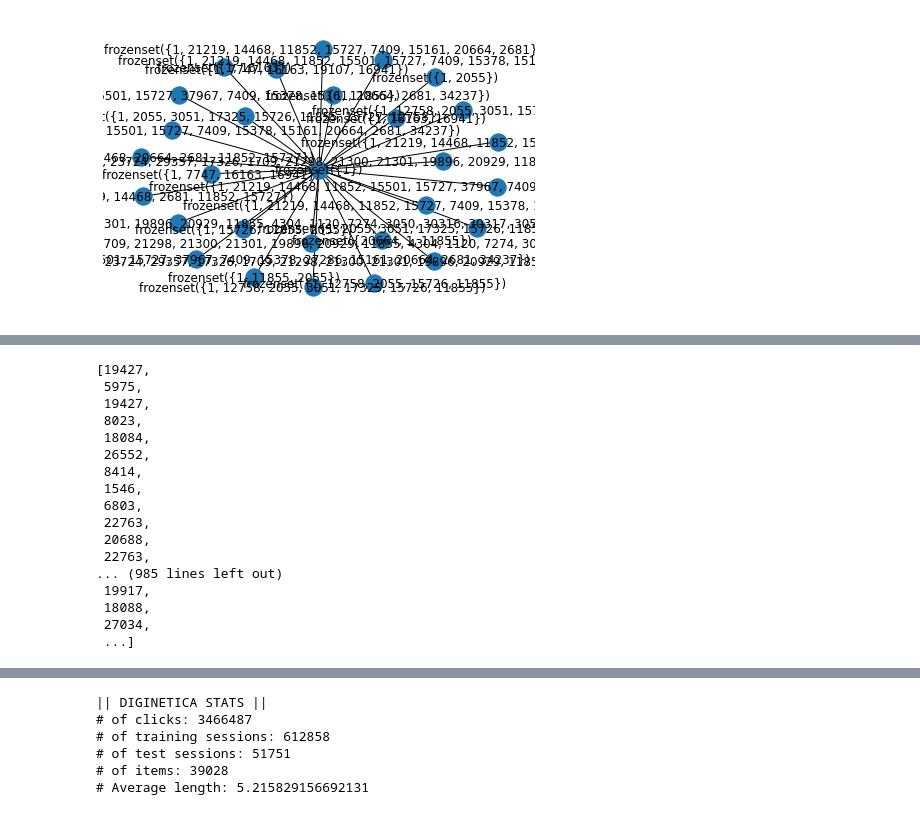
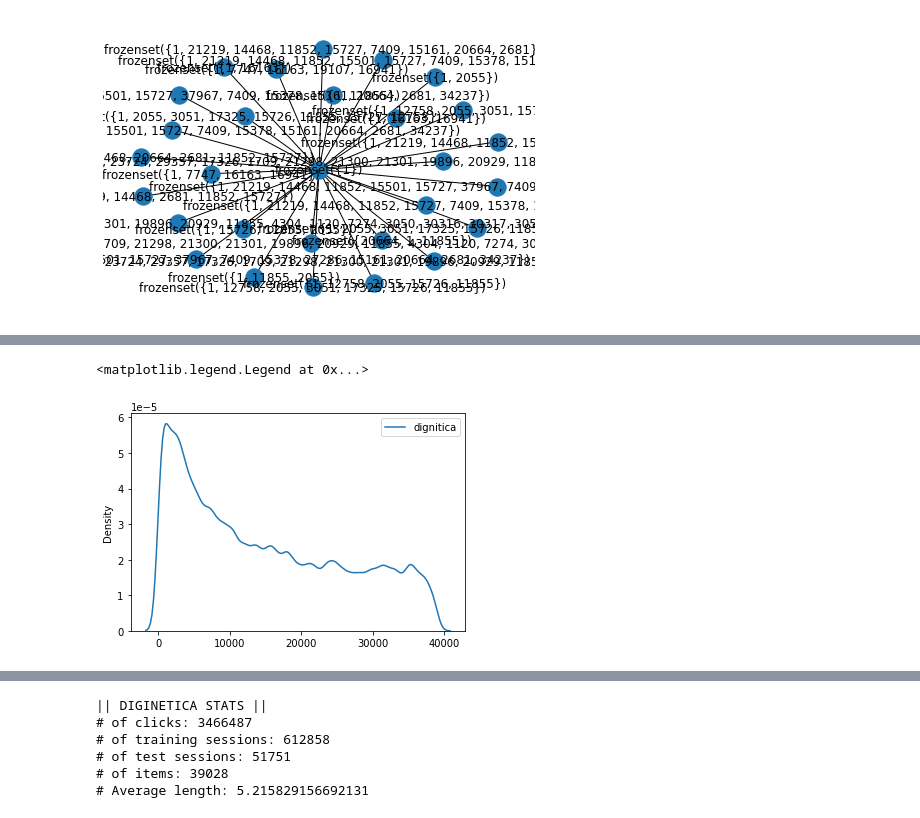
Before and after one commit to Biksbois/BiksUp, a Jupyter notebook: example_calculations_notebook/dataset_stats.ipynb, the cells around one changed output, grey strips where cells are left out. Saved outputs shown, nothing was run; the diff lists cells and outputs as text; code cells hidden in the pictures.

```diff
--- a/example_calculations_notebook/dataset_stats.ipynb
+++ b/example_calculations_notebook/dataset_stats.ipynb
@@ -73,7 +71,6 @@ con_components, G = intersecting_sets(all_sessions_set)
 KeyboardInterrupt:
 # %%
 def check_alls(sets):
-    all_seen = set()
     distinct_sets = [sets[0]]
     for ses in sets:
         added = False
@@ -82,7 +79,7 @@ def check_alls(sets):
                 unioned = ses | ses_2
                 distinct_sets[i] = distinct_sets[i] | unioned
                 added = True
-                break
         if not added:
-            distinct_sets.append(ses_2)
-            all_seen = all_seen | unioned
+            distinct_sets.append(ses)
+
+    return distinct_sets
@@ -92,0 +86,4 @@ KeyboardInterrupt:
+# %%
+distinct_sets = check_alls(all_sessions_set)
+# %%
+d_2 = check_alls(distinct_sets)
@@ -153,0 +139,7 @@ con_comp_ls = list(con_components[0])
+# %%
+def find_clicks(ses_set, all_sessions):
+    clicks = []
+    for ses in all_sessions:
+        if ses_set & set(ses):
+            clicks.extend(ses)
+    return clicks
@@ -154,25 +166,10 @@ con_comp_ls = list(con_components[0])
 # %%
 fig, ax = plt.subplots()
 
-sns.kdeplot(dig_pop.values(), shade=False,
+sns.kdeplot(find_clicks(d_2[0], all_sessions), shade=False,
             common_norm=True, label='dignitica', ax=ax)
 # sns.kdeplot(dig_pop.values(), shade=True, label='diginetica')
 plt.legend()
 # %% [output]
-[19427,
- 5975,
- 19427,
- 8023,
- 18084,
- 26552,
- 8414,
- 1546,
- 6803,
- 22763,
- 20688,
- 22763,
-... (985 lines left out)
- 19917,
- 18088,
- 27034,
- ...]
+<matplotlib.legend.Legend at 0x...>
+[figure, added]
```
Also changed, not shown: parts of 15 cells of this notebook, 2 other files.
